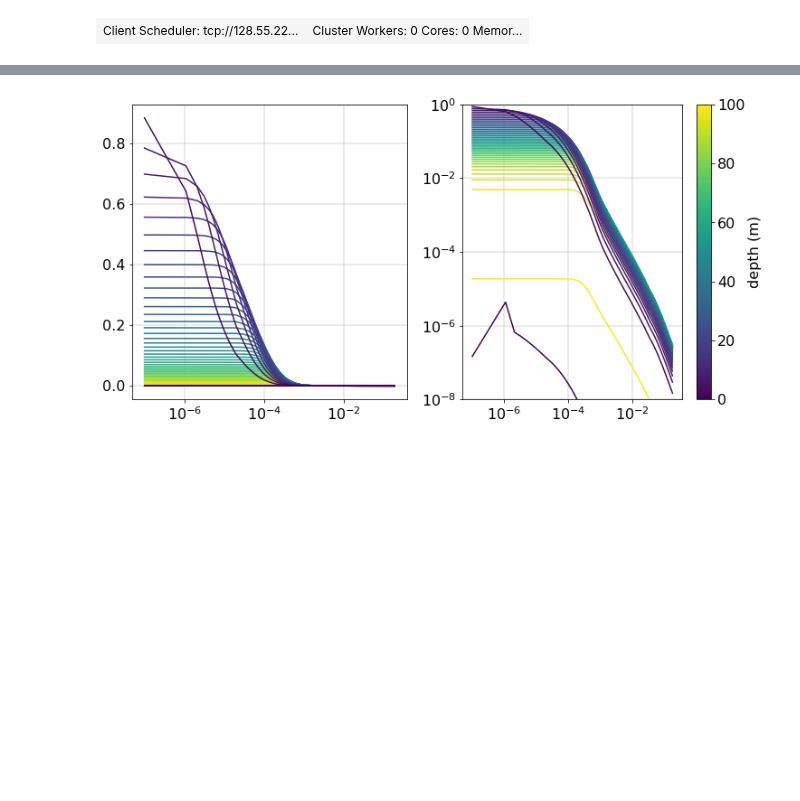
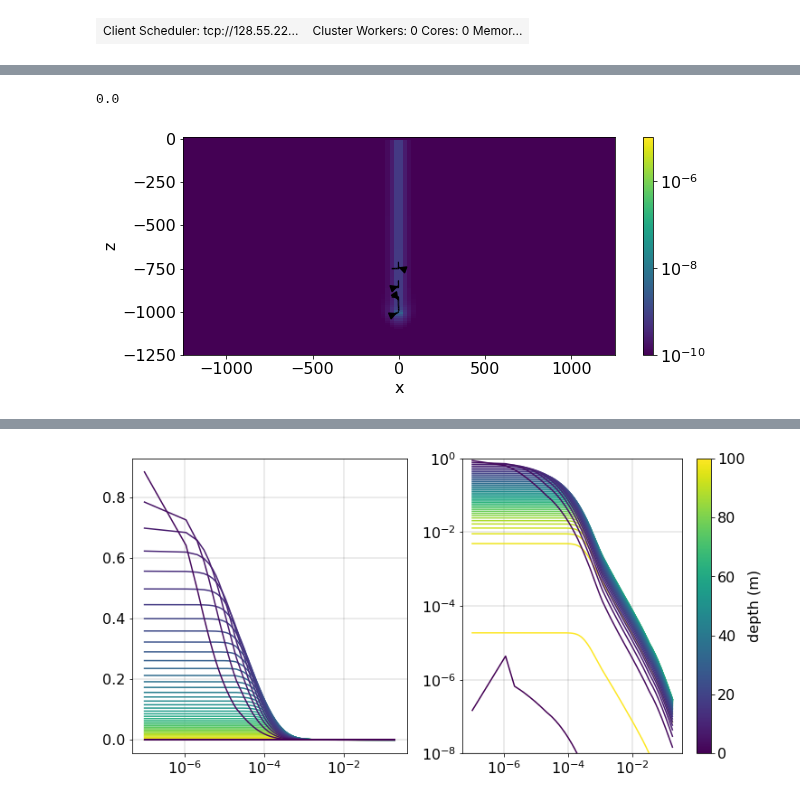
Before and after one commit to lheagy/heagy-2019-casing-ml, a Jupyter notebook: notebooks/pipeline_synthetic_data.ipynb, the cells around one changed output, grey strips where cells are left out. Drawn from its saved outputs; the diff is of its cells as text; code cells hidden in the pictures; blank space fills up the shorter version.

```diff
--- a/notebooks/pipeline_synthetic_data.ipynb
+++ b/notebooks/pipeline_synthetic_data.ipynb
@@ -427,3 +413,59 @@ output
+# %%
+j_casing = np.load("./experiment1/trial_0/casing_fields.npy")
+j_approx = np.load("./experiment1/trial_0/approx_casing_fields.npy")
+# %%
+jd = j_casing-j_approx
+# %%
+with open(f"./experiment1/trial_0/simulation_casing.json") as f:
+    simulation_params = json.load(f)
+
+sim = tdem.Problem3D_j.deserialize(simulation_params, trusted=True)
+mesh = sim.mesh
+# %%
+def theta_index_mirror(theta_ind):
+    return (
+        theta_ind+int(mesh.vnC[1]/2)
+        if theta_ind < int(mesh.vnC[1]/2)
+        else theta_ind-int(mesh.vnC[1]/2)
+    )
+# %%
+time_ind = 0
+theta_ind = 3
+
+plotme = jd[:, time_ind]
+xlim = 1250*np.r_[-1, 1]
+zlim = np.r_[-1250, 10]
+clim = np.r_[1e-10, 1e-5]
+
+print(sim.timeMesh.vectorNx[time_ind]*1e3)
+
+fig, ax = plt.subplots(1, 1, figsize=(10, 4))
+
+theta_ind_mirror = theta_index_mirror(theta_ind)
+plt_vec = casing_sim.utils.face3DthetaSlice(mesh, plotme, theta_ind=theta_ind)
+mirror_data = casing_sim.utils.face3DthetaSlice(mesh, plotme, theta_ind=theta_ind_mirror)
+plot_type = "vec"
+
+mesh2D = discretize.CylMesh([mesh.hx, 1, mesh.hz], x0=mesh.x0)
+
+out = casing_sim.view.plotFace2D(
+    mesh2D, plt_vec, ax=ax, range_x=xlim, range_y=zlim,
+    sample_grid=(
+        np.r_[np.diff(xlim)/100., np.diff(zlim)/100.]
+#             if xlim is not None and zlim is not None else None
+    ),
+    log_scale=True,
+    clim=clim,
+    stream_threshold=clim[0] if clim is not None else None,
+    mirror=True,
+    mirror_data=mirror_data,
+    stream_opts = {"color": "k", "arrowsize": 1.5, "density": 0.8}
+)
+
+ax.set_aspect(1)
+# %% [output]
+0.0
+[figure, added]
 # %%
 fig, ax = plt.subplots(1, 2, figsize=(12, 6))
 
```
Also changed, not shown: parts of 23 cells of this notebook.
